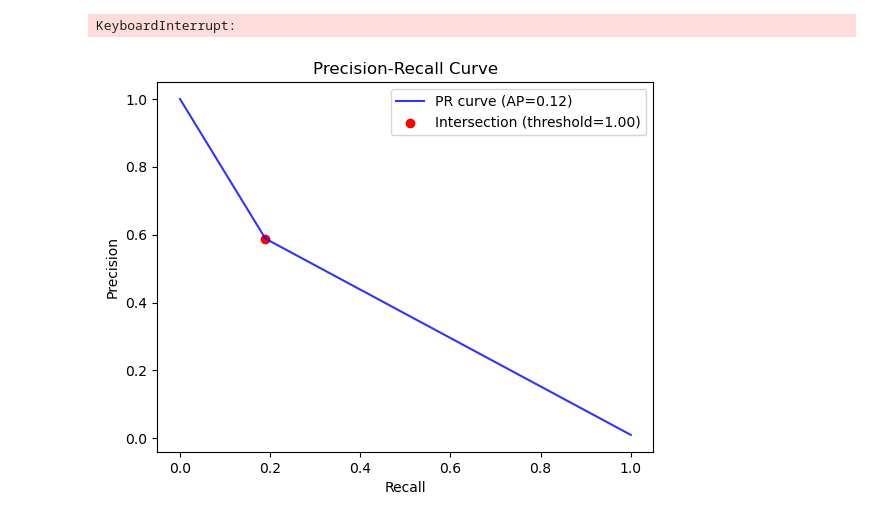
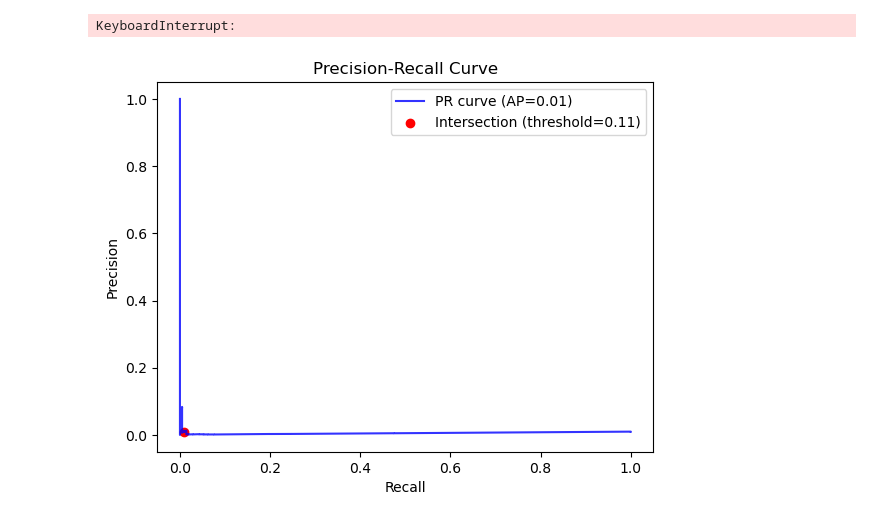
Before and after one commit to NabilYimer/SecureSwipe-Safeguarding-Credit-Card-Transactions-with-Anomaly-Detection, a Jupyter notebook: CC.ipynb, the cells around one changed output. Saved outputs shown, nothing was run; the diff lists cells and outputs as text; code cells hidden in the pictures.

```diff
--- a/CC.ipynb
+++ b/CC.ipynb
@@ -523,0 +567,6 @@ print(f'prec,recall {precision,recall}')
+# %%
+# average amt in the city
+train_l['AverageAmt'] = train_l.groupby('city')['amt'].transform('mean')
+test_l['AverageAmt'] = test_l.groupby('city')['amt'].transform('mean')
+
+train_l[['city','amt','AverageAmt']]
@@ -523,0 +587,5 @@ print(f'prec,recall {precision,recall}')
+# %%
+train_l['AverageAmtwithJob'] = train_l.groupby('job')['amt'].transform('mean')
+test_l['AverageAmtwithJob'] = test_l.groupby('job')['amt'].transform('mean')
+
+train_l[['job','amt','AverageAmtwithJob']]
@@ -524,15 +621,14 @@ print(f'prec,recall {precision,recall}')
 # %% [markdown]
 # Testing & Predicting with is forest
 # %%
-train_l = pd.read_csv('fraudTrain.csv')
-test_l = pd.read_csv('fraudTest.csv')
-print(train_l.columns)
-train_l=train_l[ :54000]
-test_l=test_l[   : 54000]
+# train_l = pd.read_csv('fraudTrain.csv')
+# test_l = pd.read_csv('fraudTest.csv')
+# train_l=train_l[ :54000]
+# test_l=test_l[   : 54000]
 
 train_l=featENG_(train_l)
 columns_to_drop= [
-    'Unnamed: 0', 'trans_date_trans_time', 'dob', 'first', 'last',
+    'Unnamed: 0', 'trans_date_trans_time', 'dob', 'first', 'last','lat','long','merch_lat','merch_long',
      'street' ,'category' ,'merchant' , 'city' , 'state', 'zip','job', 'city_pop', 'trans_num']
 
 
@@ -549,7 +645,10 @@ columte=test.select_dtypes(include=['object']).columns.tolist()
 
 train_encoded=pd.get_dummies(train,columtr,sparse=True).astype(int)
 test_encoded=pd.get_dummies(test,columte, sparse=True).astype(int)
+
 ytrain = train_l['is_fraud']
-train_encoded.drop('is_fraud',axis=1)
+train_encoded.drop('is_fraud',axis=1,inplace=True)
+
 # train,test = train_encoded.drop('is_fraud',axis=1) , test_encoded
+
 train,test = train_encoded, test_encoded
@@ -562,15 +671,4 @@ Index(['Unnamed: 0', 'trans_date_trans_time', 'cc_num', 'merchant', 'category',
 # %%
-def featENG_(df):
-    df['amt_log'] = np.log1p(df['amt'])
-    df.drop(['amt','cc_num','unix_time'],axis=1,inplace=True)
-    df['lat_long_interaction'] = df['lat'] * df['long']
-    df['merch_lat_long_interaction'] = df['merch_lat'] * df['merch_long']
-    df_dob = pd.to_datetime(df['dob']).dt.year
-    df_trans = pd.to_datetime(df['trans_date_trans_time']).dt.year
-    df['is_senior'] = ((df_trans - df_dob)>60).astype(int)
-    df['age'] =(df_trans - df_dob)
-
-    return df
 
 # lets do feature enginearing in depth
 # first lets try Mutual info to see which is
@@ -578,7 +676,6 @@ def featENG_(df):
 # then lets try to put the distances ads features of kmeans or pca
 
 # TODO
-train.drop(['is_fraud'],axis=1,inplace=True)
 # %%
 from sklearn.neighbors import KNeighborsClassifier
 
@@ -770,35 +915,35 @@ import numpy as np
 import matplotlib.pyplot as plt
 from sklearn.metrics import precision_recall_curve
 from sklearn.metrics import average_precision_score
 
 # Example predicted probabilities and true labels
-y_scores = score_val_knn  # Replace with actual predicted probabilities
+y_scores = score_val_if  # Replace with actual predicted probabilities
 y_true = y_val # Replace with actual true labels (0s and 1s)
 
 # Compute precision-recall curve
 precision, recall, thresholds = precision_recall_curve(y_true, y_scores)
 
 # Compute area under the precision-recall curve
 average_precision = average_precision_score(y_true, y_scores)
 
 # Plot precision-recall curve
 plt.plot(recall, precision, color='b', alpha=0.8, label=f'PR curve (AP={average_precision:.2f})')
 plt.xlabel('Recall')
 plt.ylabel('Precision')
 plt.title('Precision-Recall Curve')
 plt.legend(loc='lower left')
 
 # Find the threshold where precision and recall intersect
 intersection_threshold = thresholds[np.argmax(precision >= recall)]
 
 # Highlight the threshold point
 plt.scatter(recall[np.argmax(precision >= recall)], precision[np.argmax(precision >= recall)], color='r', label=f'Intersection (threshold={intersection_threshold:.2f})')
 plt.legend()
 
 # Show plot
 plt.show()
 # %% [output]
-[figure, old version]
+[figure, new version]
 # %%
 import numpy as np
 import matplotlib.pyplot as plt
```
Also changed, not shown: parts of 47 cells of this notebook.
